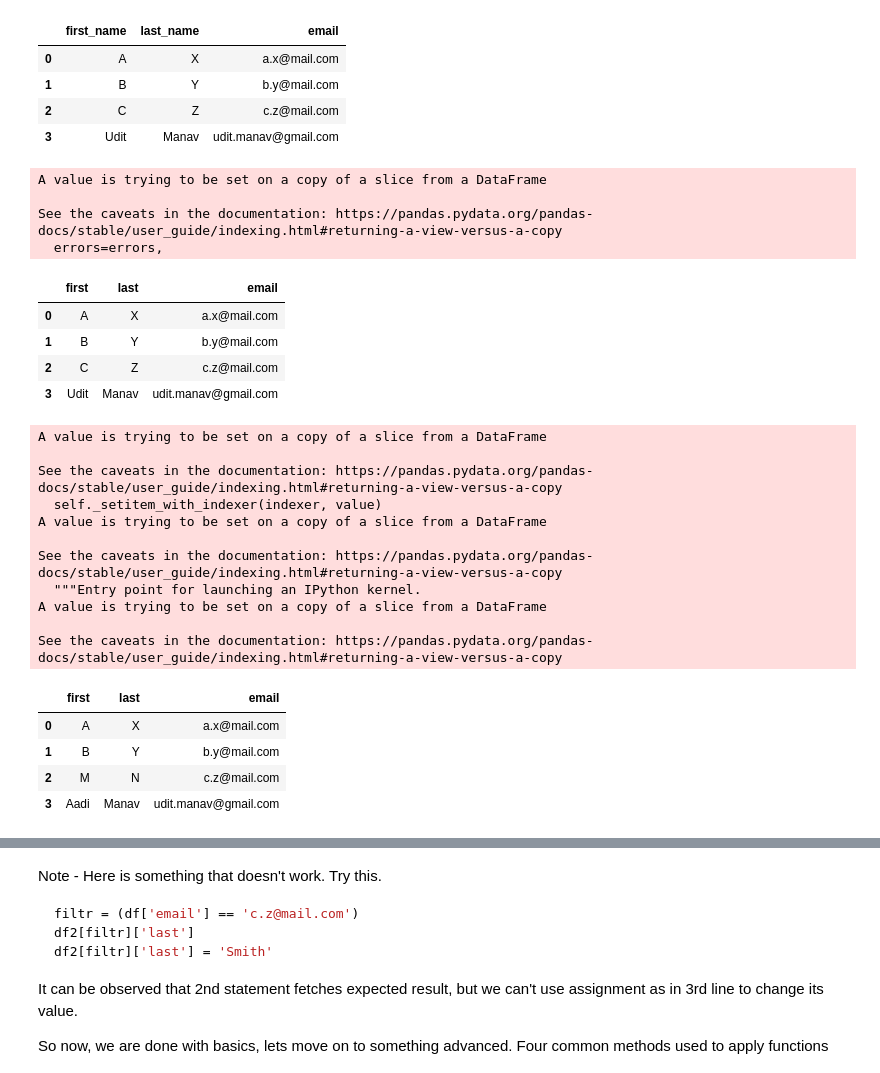
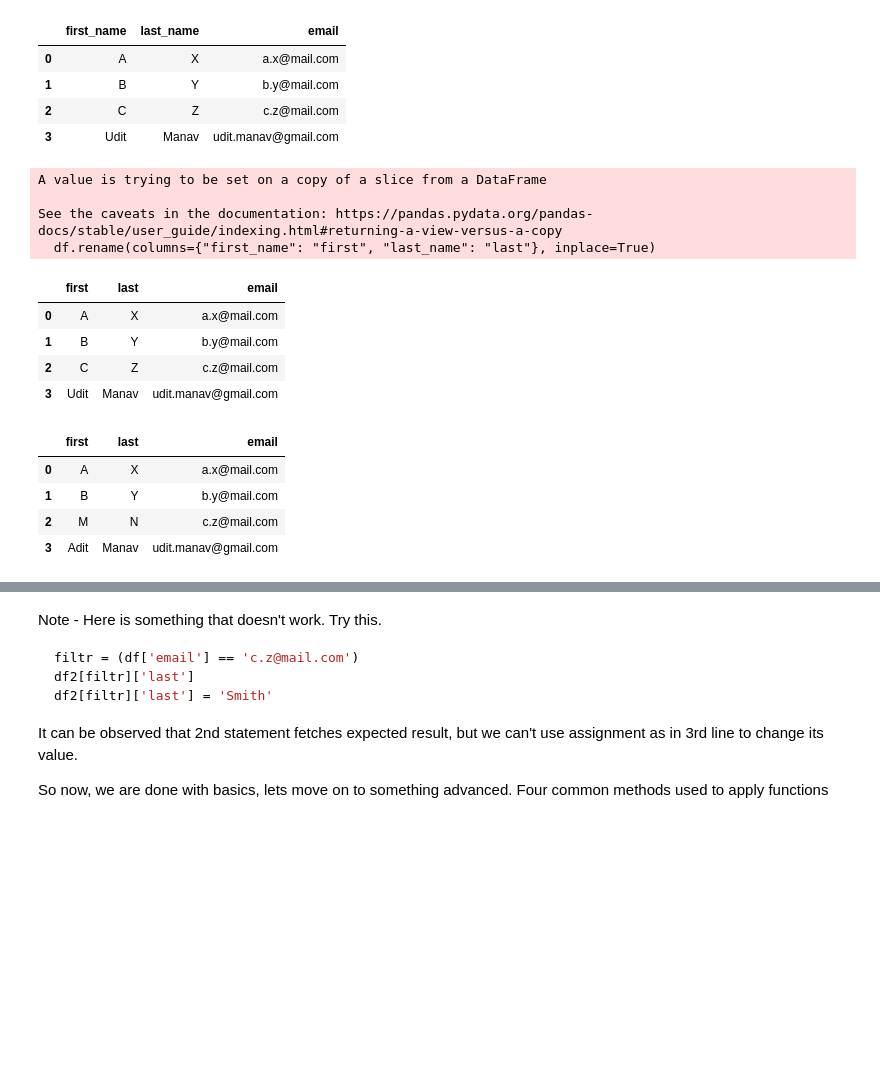
Before and after one commit to PrepVector/Python-Masterclass, a Jupyter notebook: pandas/Pandas_Tutorial.ipynb, the cells around one changed output, grey strips where cells are left out. Drawn from its saved outputs; the diff is of its cells as text; code cells hidden in the pictures; blank space fills up the shorter version.

Commit message:
pandas update

```diff
--- a/pandas/Pandas_Tutorial.ipynb
+++ b/pandas/Pandas_Tutorial.ipynb
@@ -30,10 +28,10 @@ df.value_counts(), df.loc, df.iloc,
 # %%
 # Creating Data Frame from dict of list
 people = {
-    'first' : ['A', 'B', 'C', 'Udit'],
-    'last' : ['X', 'Y', 'Z', 'Manav'],
-    'mail' : ['a.x@mail.com', 'b.y@mail.com', 'c.z@mail.com', 'udit.manav@gmail.com'],
-    'response' : ['Yes', 'No', 'No', 'Yes']
+    "first": ["A", "B", "C", "Udit"],
+    "last": ["X", "Y", "Z", "Manav"],
+    "mail": ["a.x@mail.com", "b.y@mail.com", "c.z@mail.com", "udit.manav@gmail.com"],
+    "response": ["Yes", "No", "No", "Yes"],
 }
 df = pd.DataFrame(people)
 df
@@ -217,7 +213,11 @@ df[filtr]
 | 2 | c.z@mail.com | C | Z | No |
 # %%
 # reordering columns back to what they were
-cols = ['first', 'last', 'mail',]
+cols = [
+    "first",
+    "last",
+    "mail",
+]
 df = df[cols]
 df
 # %% [output]
@@ -252,13 +252,13 @@ df
 | 3 | Udit | Manav | udit.manav@gmail.com |
 # %%
 # rename only few columns
-df.rename(columns={'first_name':'first', 'last_name':'last'}, inplace=True)
+df.rename(columns={"first_name": "first", "last_name": "last"}, inplace=True)
 df
 # %% [output]
 A value is trying to be set on a copy of a slice from a DataFrame
 
 See the caveats in the documentation: https://pandas.pydata.org/pandas-docs/stable/user_guide/indexing.html#returning-a-view-versus-a-copy
-  errors=errors,
+  df.rename(columns={"first_name": "first", "last_name": "last"}, inplace=True)
 |  | first | last | email |
 | 0 | A | X | a.x@mail.com |
 | 1 | B | Y | b.y@mail.com |
@@ -266,26 +266,15 @@ See the caveats in the documentation: https://pandas.pydata.org/pandas-docs/stab
 | 3 | Udit | Manav | udit.manav@gmail.com |
 # %%
 # updating values of a row
-df.loc[2, ['first', 'last']] = ['M', 'N']
-df.loc[3, 'first'] = 'Aadi'
-# single value can also be changed by using (df2.at[0, 'first'] = 'Aadi')
+df.loc[2, ["first", "last"]] = ["M", "N"]
+df.loc[3, "first"] = "Adit"
+# single value can also be changed by using (df2.at[0, 'first'] = 'Adit')
 df
 # %% [output]
-A value is trying to be set on a copy of a slice from a DataFrame
-
-See the caveats in the documentation: https://pandas.pydata.org/pandas-docs/stable/user_guide/indexing.html#returning-a-view-versus-a-copy
-  self._setitem_with_indexer(indexer, value)
-A value is trying to be set on a copy of a slice from a DataFrame
-
-See the caveats in the documentation: https://pandas.pydata.org/pandas-docs/stable/user_guide/indexing.html#returning-a-view-versus-a-copy
-  """Entry point for launching an IPython kernel.
-A value is trying to be set on a copy of a slice from a DataFrame
-
-See the caveats in the documentation: https://pandas.pydata.org/pandas-docs/stable/user_guide/indexing.html#returning-a-view-versus-a-copy
 |  | first | last | email |
 | 0 | A | X | a.x@mail.com |
 | 1 | B | Y | b.y@mail.com |
 | 2 | M | N | c.z@mail.com |
-| 3 | Aadi | Manav | udit.manav@gmail.com |
+| 3 | Adit | Manav | udit.manav@gmail.com |
 # %%
 # updating a complete row
```
Also changed, not shown: parts of 59 cells of this notebook, 1 other file.
